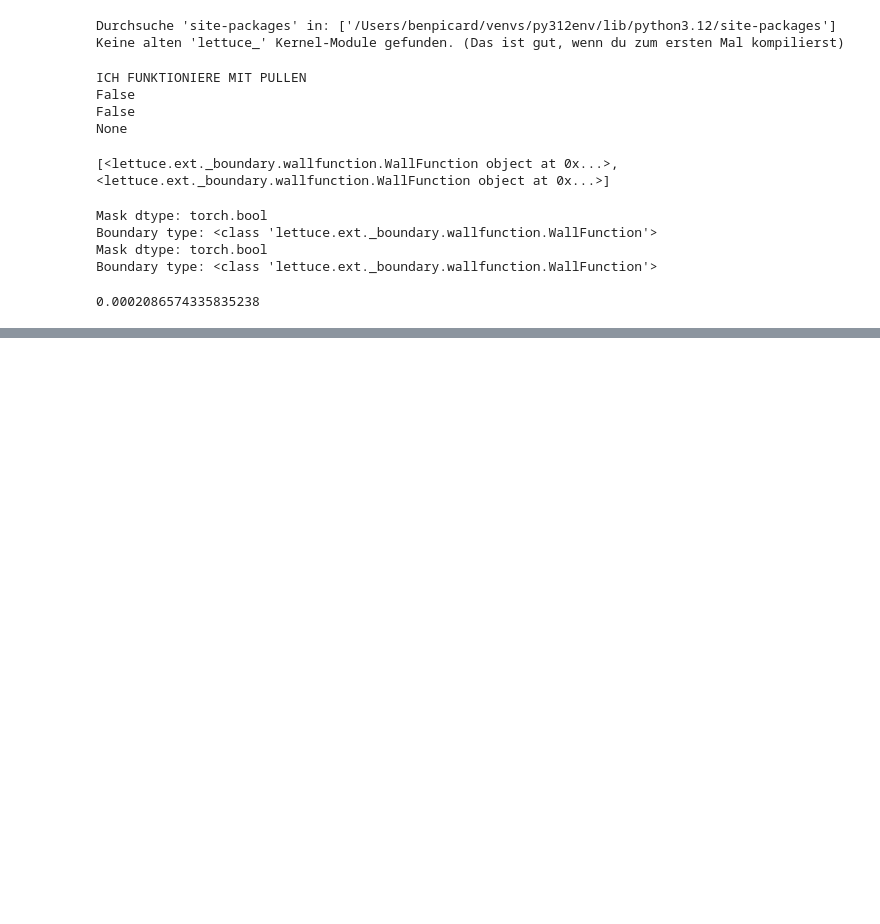
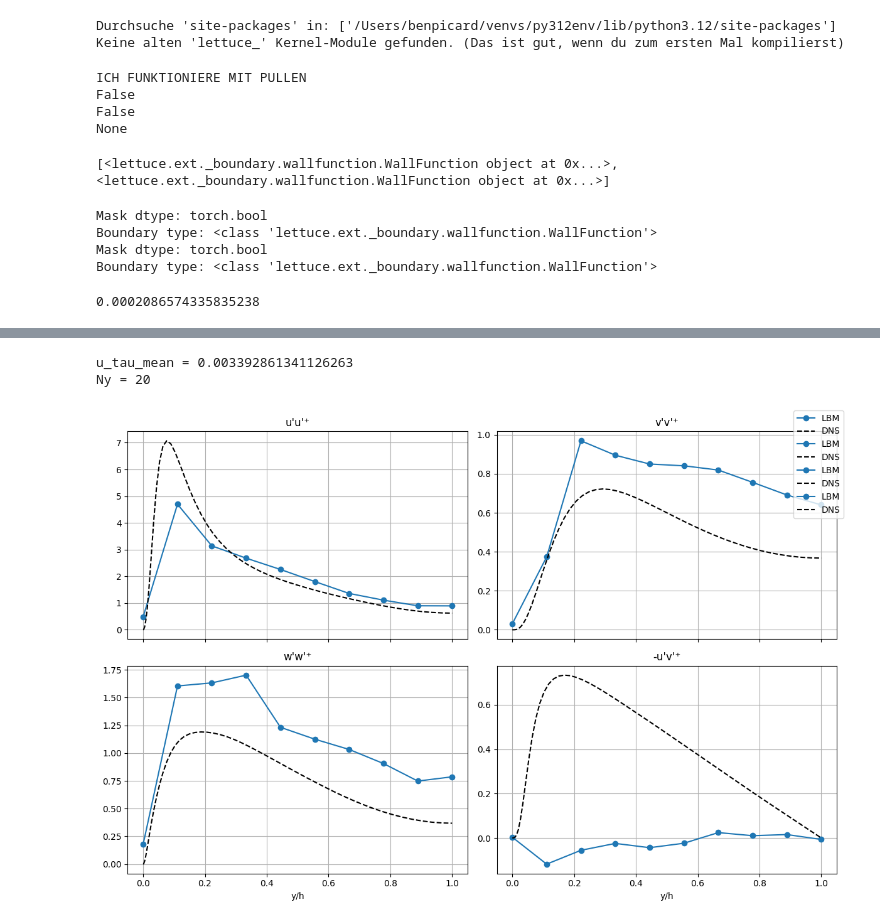
Before and after one commit to Bpicar3s/lettuce, a Jupyter notebook: examples/advanced_flows/ChannelFlowSimulation3D.ipynb, the cells around one changed output, grey strips where cells are left out. Saved outputs shown, nothing was run; the diff lists cells and outputs as text; code cells hidden in the pictures; blank space fills up the shorter version.

```diff
--- a/examples/advanced_flows/ChannelFlowSimulation3D.ipynb
+++ b/examples/advanced_flows/ChannelFlowSimulation3D.ipynb
@@ -560,7 +582,7 @@ uv_plus = uv_half / u_tau_mean**2
 # 3) DNS laden (Re180.prof.txt)
 #    DNS-File ist ebenfalls Wand -> Mitte, y/h in Spalte 0, y+ in Spalte 1
 # ------------------------------------------------
-dns = np.loadtxt("/Users/benpicard/Downloads/Re180.prof.txt", comments="%")
+dns = np.loadtxt("/Users/benpicard/Desktop/Referenzen/Re180.prof.txt", comments="%")
 
 dns_yh    = dns[:, 0]   # y/h (0..1, Wand -> Mitte)
 dns_urms  = dns[:, 3]
@@ -581,30 +603,34 @@ fig, axs = plt.subplots(2, 2, figsize=(12, 8), sharex=True)
 # uu+
 axs[0,0].plot(y_h, uu_plus, "o-", label="LBM")
 axs[0,0].plot(dns_yh, dns_uu_plus, "k--", label="DNS")
 axs[0,0].set_title("u'u'⁺")
 axs[0,0].grid(True)
 
 # vv+
 axs[0,1].plot(y_h, vv_plus, "o-", label="LBM")
 axs[0,1].plot(dns_yh, dns_vv_plus, "k--", label="DNS")
 axs[0,1].set_title("v'v'⁺")
 axs[0,1].grid(True)
 
 # ww+
 axs[1,0].plot(y_h, ww_plus, "o-", label="LBM")
 axs[1,0].plot(dns_yh, dns_ww_plus, "k--", label="DNS")
 axs[1,0].set_xlabel("y/h")
 axs[1,0].set_title("w'w'⁺")
 axs[1,0].grid(True)
 
 # -u'v'⁺
 axs[1,1].plot(y_h, -uv_plus, "o-", label="LBM")
 axs[1,1].plot(dns_yh, -dns_uv_plus, "k--", label="DNS")
 axs[1,1].set_xlabel("y/h")
 axs[1,1].set_title("-u'v'⁺")
 axs[1,1].grid(True)
 
 fig.legend(loc="upper right")
 plt.tight_layout()
 plt.savefig(csvdir + "Re180_LBM_vs_DNS_ReynoldsStresses_yh_half.pdf")
 plt.show()
+# %% [output]
+u_tau_mean = 0.003392861341126263
+Ny = 20
+[figure, added]
```
Also changed, not shown: parts of 7 cells of this notebook, 2 other files.
